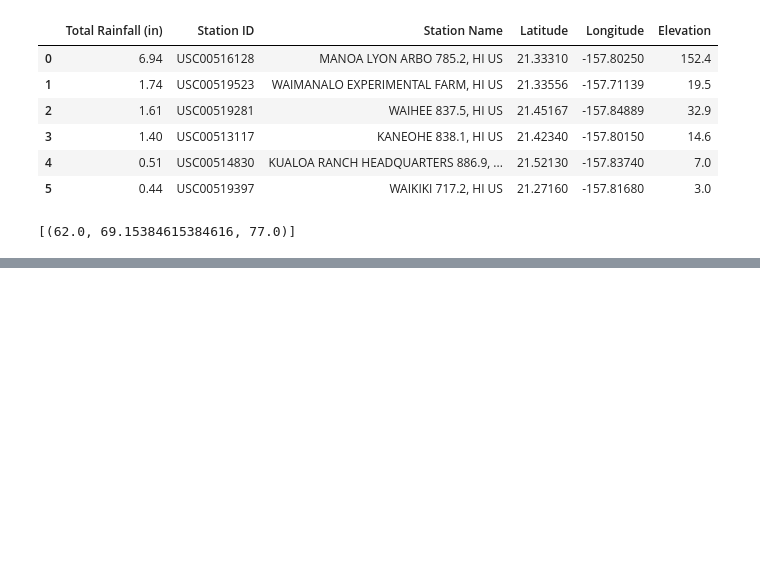
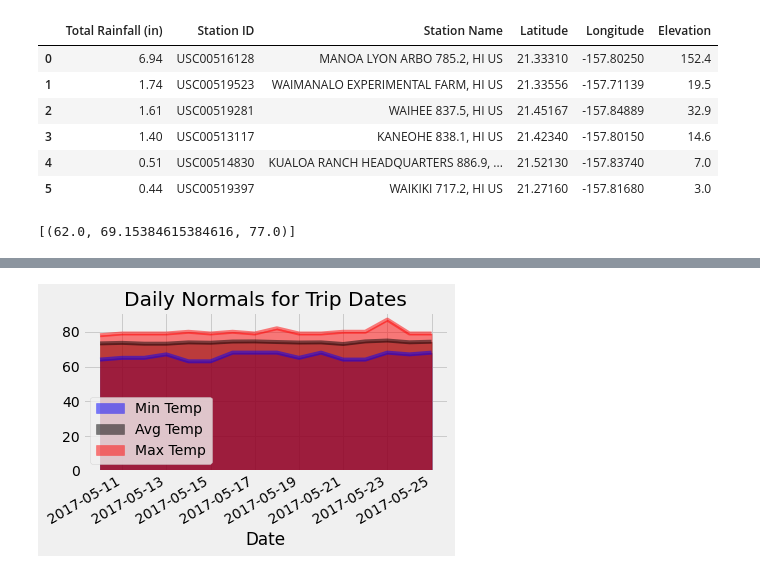
Before and after one commit to rpatel10491/sqlalchemy-challenge, a Jupyter notebook: climate_starter.ipynb, the cells around one changed output, grey strips where cells are left out. Drawn from its saved outputs; the diff is of its cells as text; code cells hidden in the pictures; blank space fills up the shorter version.

```diff
--- a/climate_starter.ipynb
+++ b/climate_starter.ipynb
@@ -273,14 +273,16 @@ daily_normals("01-01")
 # %% [output]
 [(62.0, 69.15384615384616, 77.0)]
 # %%
-# calculate the daily normals for your trip
-# push each tuple of calculations into a list called `normals`
+#calculate the daily normals for your trip
+#push each tuple of calculations into a list called `normals`
 
-# Set the start and end date of the trip
+#Set the start and end date of the trip
+#Use the start and end date to create a range of dates
 dates = pd.date_range(start=start_date, end=end_date)
 
-# Use the start and end date to create a range of dates
-
-# Stip off the year and save a list of %m-%d strings
+#Strip off the year and save a list of %m-%d strings
+normals_dates = [date.strftime('%m-%d') for date in dates]
 
 # Loop through the list of %m-%d strings and calculate the normals for each date
+normals = [daily_normals(date)[0] for date in normals_dates]
+normals
@@ -287,2 +306,6 @@ dates = pd.date_range(start=start_date, end=end_date)
 # %%
 # Load the previous query results into a Pandas DataFrame and add the `trip_dates` range as the `date` index
+dates_df = pd.DataFrame(dates, columns=['Date'])
+normals_df = pd.DataFrame(normals, columns=['Min Temp', 'Avg Temp', 'Max Temp'])
+normals_indexed = pd.merge(dates_df, normals_df, left_index=True, right_index=True).set_index('Date')
+normals_indexed.head()
@@ -289,2 +320,8 @@ dates = pd.date_range(start=start_date, end=end_date)
 # %%
 # Plot the daily normals as an area plot with `stacked=False`
+normals_indexed.plot.area(stacked=False, x_compat=True, color=('blue','black','red'), title='Daily Normals for Trip Dates')
+plt.tight_layout()
+plt.savefig('Images/tripdailynormals.png')
+plt.show()
+# %% [output]
+[figure, added]
```
Also changed, not shown: parts of 3 cells of this notebook, 3 other files.
